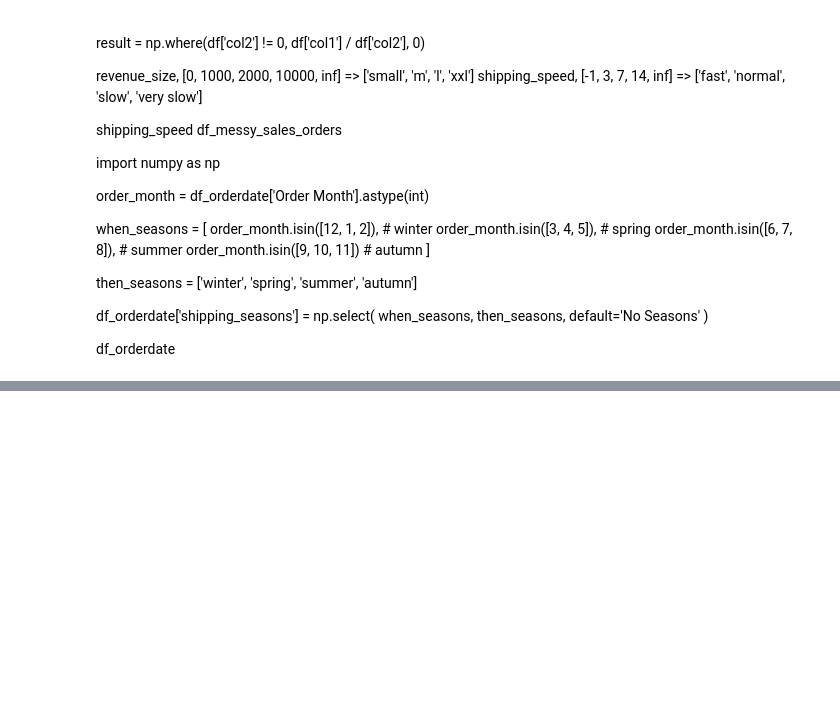
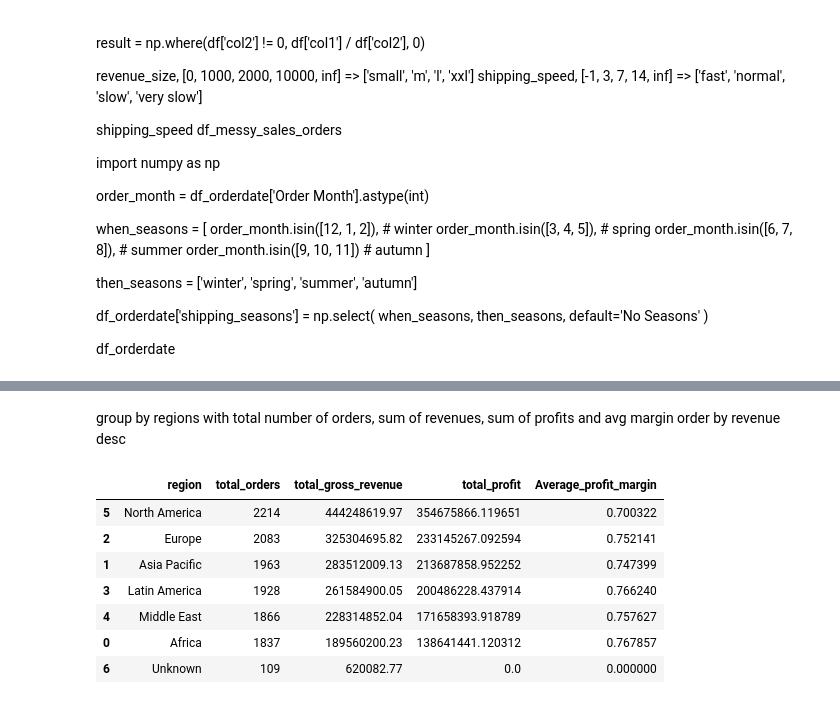
Before and after one commit to serhanoztas/Data_Science_New_Era, a Jupyter notebook: Lesson12-ETLStart.ipynb, the cells around one changed output, grey strips where cells are left out. Saved outputs shown, nothing was run; the diff lists cells and outputs as text; code cells hidden in the pictures; blank space fills up the shorter version.

```diff
--- a/Lesson12-ETLStart.ipynb
+++ b/Lesson12-ETLStart.ipynb
@@ -700,0 +710,21 @@ Index(['row_id', 'order_id', 'customer_id', 'customer_email', 'region',
+# %% [markdown]
+group by regions with total number of orders, sum of revenues, sum of profits and avg margin order by revenue desc
+# %%
+df_messy_sales_orders_grouped = df_messy_sales_orders.groupby('region').agg(
+    total_orders = ('order_id','count'),
+    total_gross_revenue = ('gross_revenue','sum'),
+    total_profit = ('profit','sum'),
+    Average_profit_margin = ('profit_margin','mean')
+
+).reset_index().sort_values('total_gross_revenue',ascending=False)
+
+df_messy_sales_orders_grouped
+# %% [output]
+|  | region | total_orders | total_gross_revenue | total_profit | Average_profit_margin |
+| 5 | North America | 2214 | 444248619.97 | 354675866.119651 | 0.700322 |
+| 2 | Europe | 2083 | 325304695.82 | 233145267.092594 | 0.752141 |
+| 1 | Asia Pacific | 1963 | 283512009.13 | 213687858.952252 | 0.747399 |
+| 3 | Latin America | 1928 | 261584900.05 | 200486228.437914 | 0.766240 |
+| 4 | Middle East | 1866 | 228314852.04 | 171658393.918789 | 0.757627 |
+| 0 | Africa | 1837 | 189560200.23 | 138641441.120312 | 0.767857 |
+| 6 | Unknown | 109 | 620082.77 | 0.0 | 0.000000 |
```
Also changed, not shown: parts of 9 cells of this notebook.
